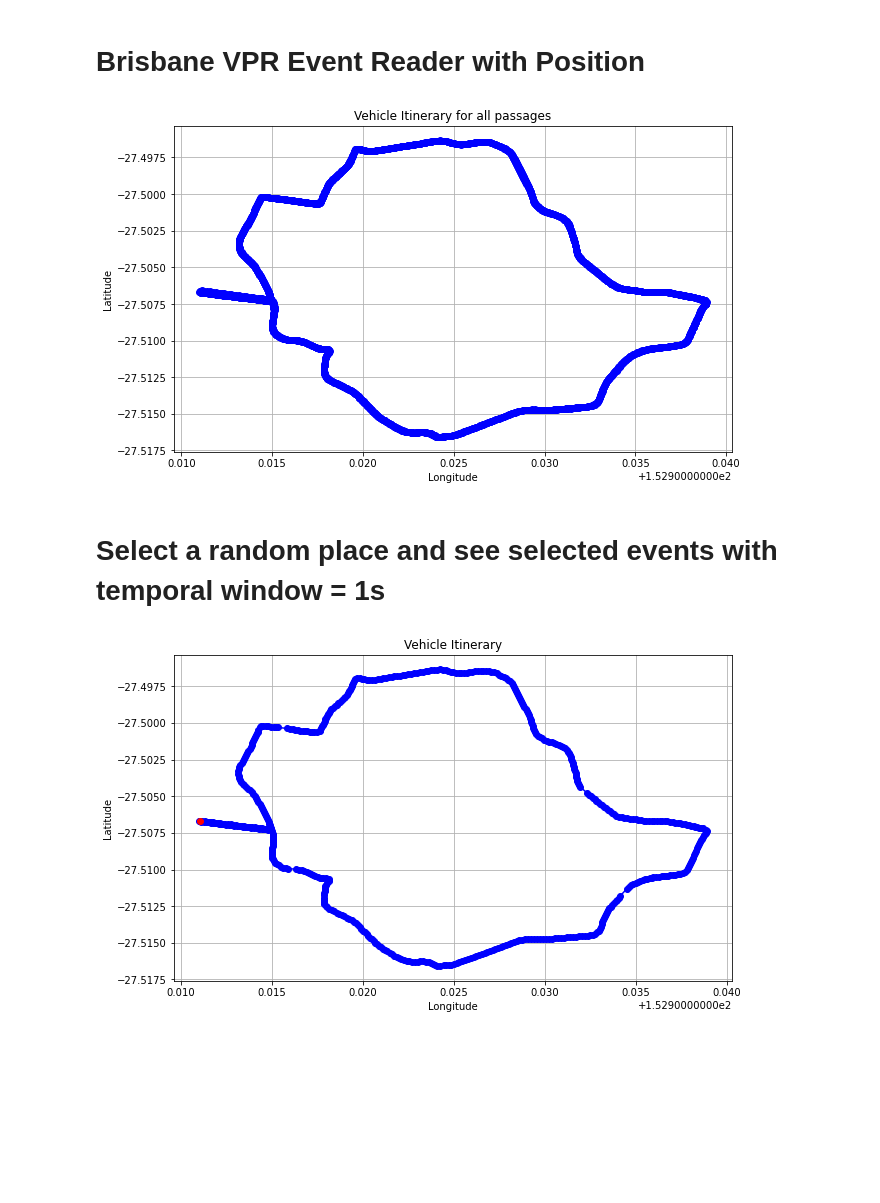
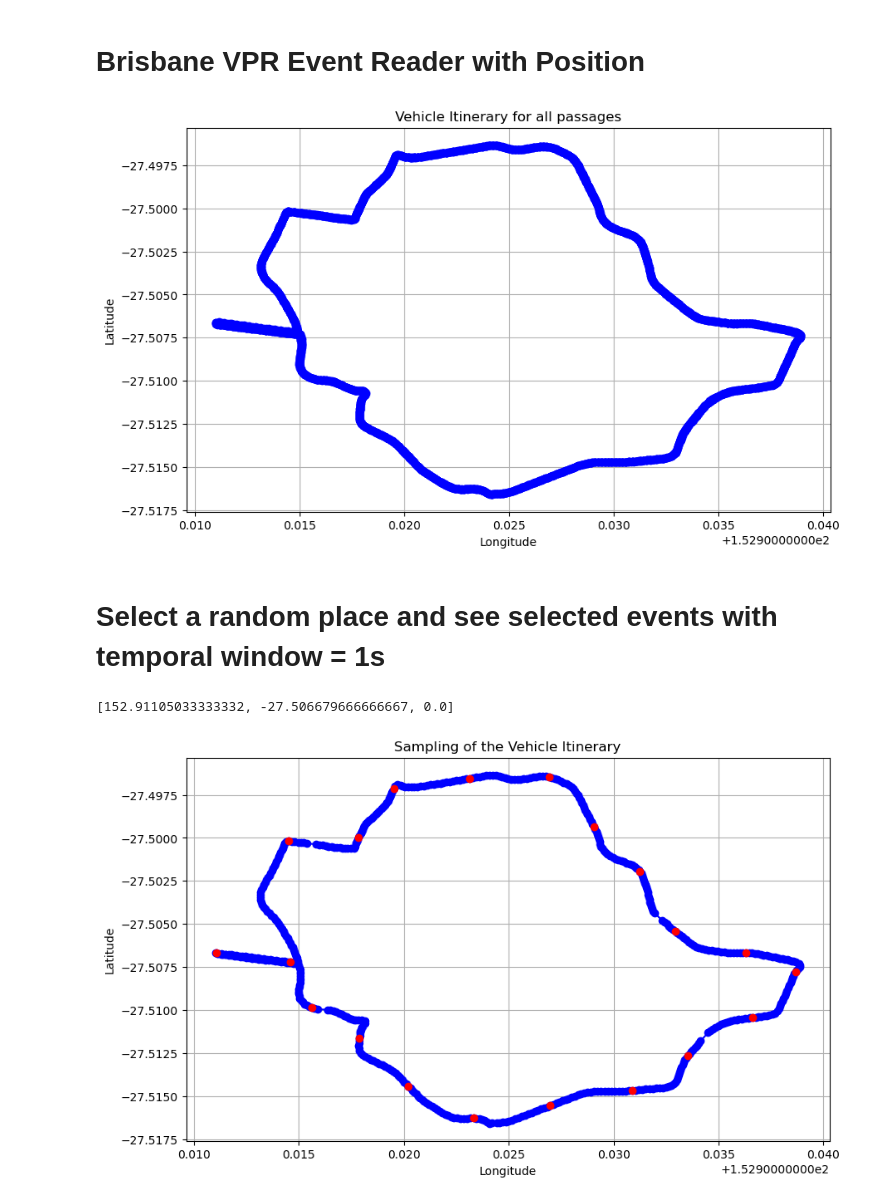
Before and after one commit to GeoffroyK/EventVPR, a Jupyter notebook: brisbane_map_plots.ipynb, the cells around one changed output. Cells and saved outputs as stored; diff of their text form; code cells hidden in the pictures; blank space fills up the shorter version.

Commit message:
add map sampling and event reader

```diff
--- a/brisbane_map_plots.ipynb
+++ b/brisbane_map_plots.ipynb
@@ -42,6 +42,15 @@ nmeaPaths = [
     "/media/geoffroy/T7/BrisbaneDataset/sunset1/20200421_170039-sunset1_concat.nmea",
     "/media/geoffroy/T7/BrisbaneDataset/sunset2/20200422_172431-sunset2_concat.nmea",
 ]
+
+nmeaPaths = [
+    "/mnt/e/BrisbaneDataset/daytime/20200424_151015-daytime_concat.nmea",
+    "/mnt/e/BrisbaneDataset/morning/20200428_091154-morning_concat.nmea",
+    "/mnt/e/BrisbaneDataset/night/20200427_181204-night_concat.nmea",
+    "/mnt/e/BrisbaneDataset/sunrise/20200429_061912-sunrise_concat.nmea",
+    "/mnt/e/BrisbaneDataset/sunset1/20200421_170039-sunset1_concat.nmea",
+    "/mnt/e/BrisbaneDataset/sunset2/20200422_172431-sunset2_concat.nmea",
+]
 # %%
 coordinates = []
 for nmea in nmeaPaths:
@@ -59,27 +68,35 @@ for coordinate in coordinates:
     plt.ylabel('Latitude')
     plt.grid(True)
 # %% [output]
-[figure, old version]
+[figure, new version]
 # %% [markdown]
 # Select a random place and see selected events with temporal window = 1s
 # %%
 import random
 selectedPoint = random.randint(0, len(longitudes) - 1)
 selectedPoint = 0
 
 
 plt.figure(figsize=(10, 6))
 longitudes = coordinates[0].T[1]
 latitudes = coordinates[0].T[0]
+timestamp = coordinates[0].T[2]
 
 plt.plot(longitudes, latitudes, marker='o', linestyle='-', color='b')
-plt.plot(longitudes[selectedPoint], latitudes[selectedPoint], marker='o', color='r')
-plt.title('Vehicle Itinerary')
+
+for t in range(len(timestamp)):
+    if t % 25 == 0 and t < 500: # Don't take into account last points as they are in  the same place, the array is about 550 items
+        selectedPoint = int(t)
+        plt.plot(longitudes[selectedPoint], latitudes[selectedPoint], marker='o', color='r')
+plt.title('Sampling of the Vehicle Itinerary')
 plt.xlabel('Longitude')
 plt.ylabel('Latitude')
 plt.grid(True)
+
+print([longitudes[0], latitudes[0], timestamp[0]])
 # %% [output]
+[152.91105033333332, -27.506679666666667, 0.0]
-[figure, old version]
+[figure, new version]
 # %%
 video_beginning = {
     'sunset1': 1587452582.35,
```
Also changed, not shown: parts of 3 cells of this notebook.
